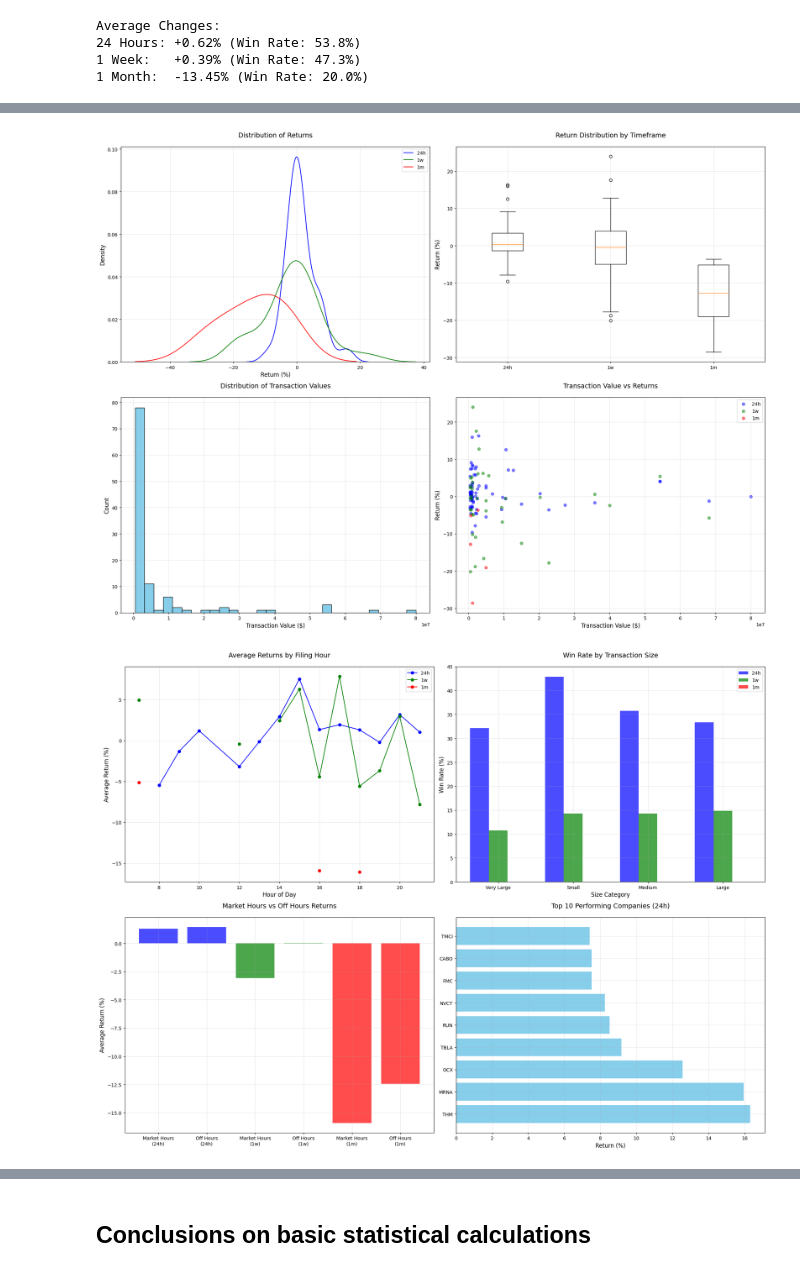
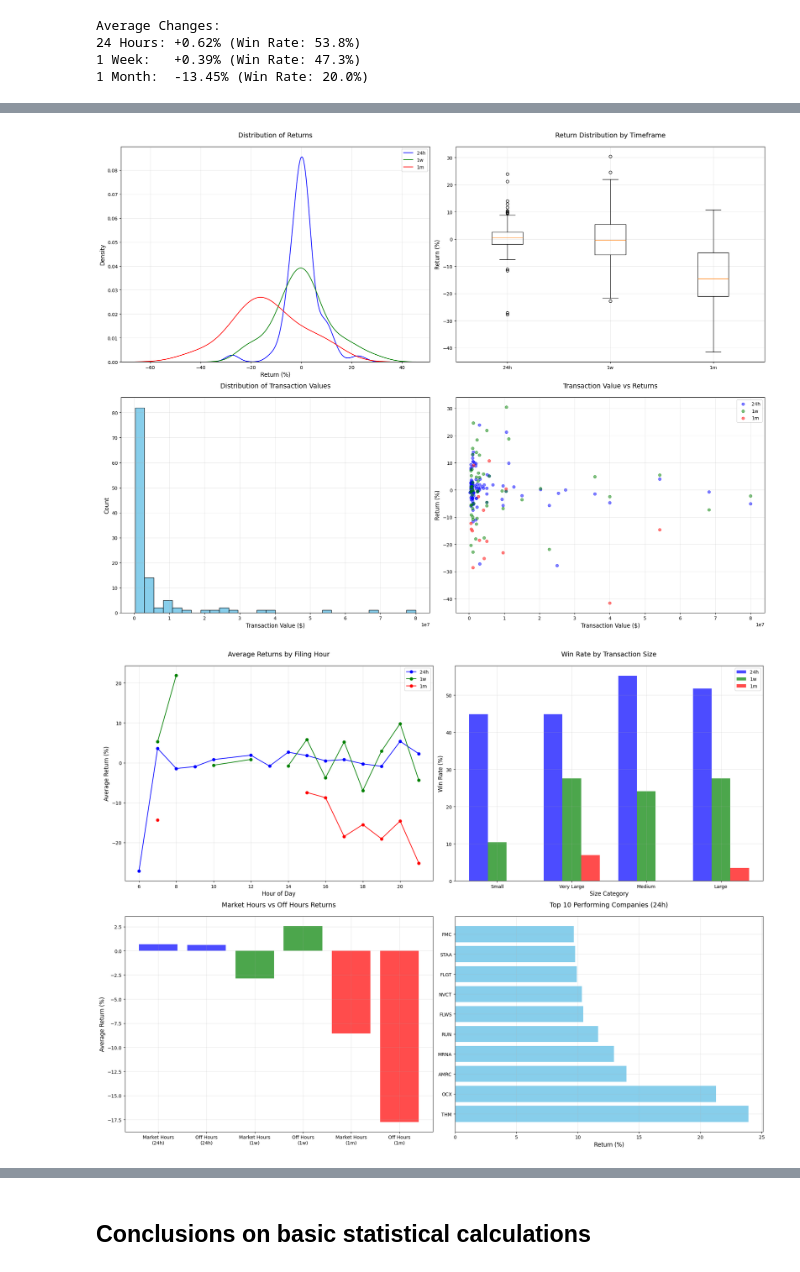
Before and after one commit to avillanuevak/Insider_Trades, a Jupyter notebook: Insider_Trades_Analysis.ipynb, the cells around one changed output, grey strips where cells are left out. Drawn from its saved outputs; the diff is of its cells as text; code cells hidden in the pictures.

```diff
--- a/Insider_Trades_Analysis.ipynb
+++ b/Insider_Trades_Analysis.ipynb
@@ -437,7 +437,7 @@ def scrape_insider_buys():
 """
 def analyze_and_visualize_trades():
     # Read the data
-    df = pd.read_csv('Analysis/insider_buys_analysis.csv')
+    df = pd.read_csv('Scraping/insider_buys_analysis.csv')
     df['Filing Date'] = pd.to_datetime(df['Filing Date'])
 
     # Convert percentage strings to numbers for analysis
@@ -755,2 +755,2 @@ Icahn Carl C                    0.26       2      0.33
-[figure, old version]
+[figure, new version]
-[figure, old version]
+[figure, new version]
```
Also changed, not shown: parts of 2 cells of this notebook, 4 other files.
